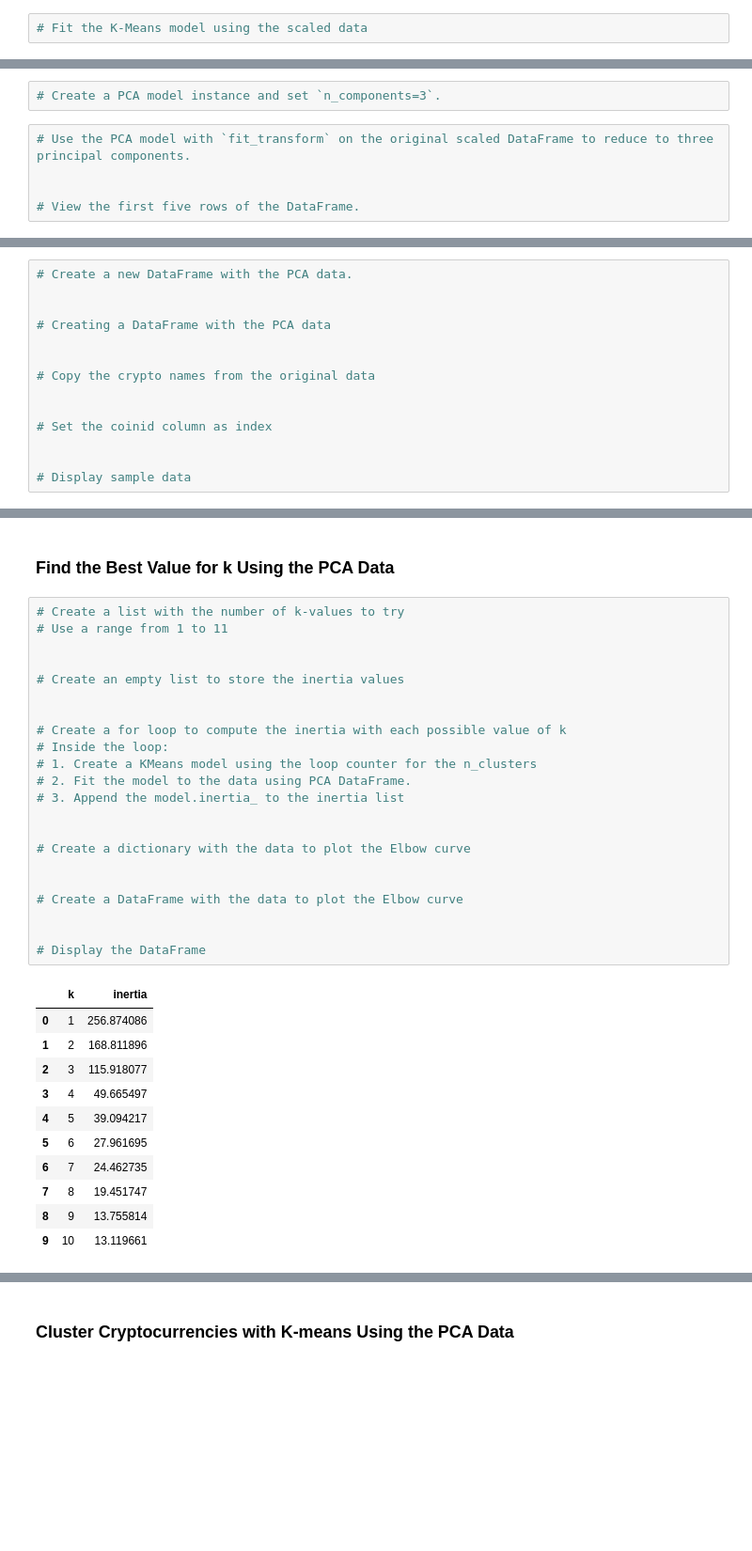
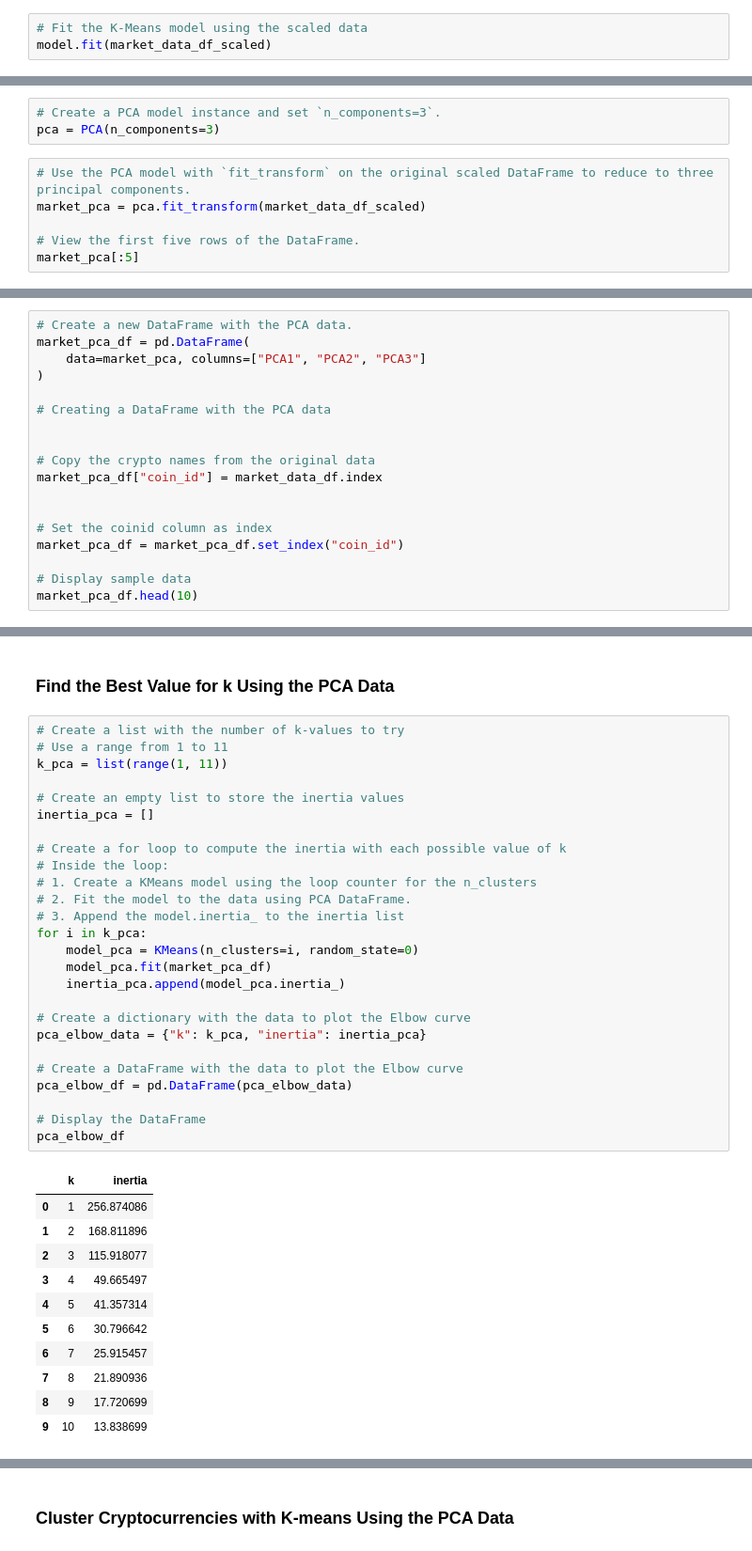
Before and after one commit to SegoviaJ/CryptoClustering, a Jupyter notebook: Crypto_Clustering.ipynb, the cells around one changed output, grey strips where cells are left out. Shown at 94% size. Saved outputs shown, nothing was run; the diff lists cells and outputs as text; blank space fills up the shorter version.

```diff
--- a/Crypto_Clustering.ipynb
+++ b/Crypto_Clustering.ipynb
@@ -110,2 +132,3 @@ market_data_df.describe()
 # %%
 # Fit the K-Means model using the scaled data
+model.fit(market_data_df_scaled)
@@ -137,11 +179,13 @@ market_data_df.describe()
 ### Optimize Clusters with Principal Component Analysis.
 # %%
 # Create a PCA model instance and set `n_components=3`.
+pca = PCA(n_components=3)
 # %%
 # Use the PCA model with `fit_transform` on the original scaled DataFrame to reduce to three principal components.
-
+market_pca = pca.fit_transform(market_data_df_scaled)
 
 # View the first five rows of the DataFrame.
+market_pca[:5]
 # %% [output]
 array([[-0.60066733,  0.84276006,  0.46159457],
        [-0.45826071,  0.45846566,  0.95287678],
@@ -161,17 +212,21 @@ array([0.3719856 , 0.34700813, 0.17603793])
 # %%
 # Create a new DataFrame with the PCA data.
-
+market_pca_df = pd.DataFrame(
+    data=market_pca, columns=["PCA1", "PCA2", "PCA3"]
+)
 
 # Creating a DataFrame with the PCA data
 
 
 # Copy the crypto names from the original data
+market_pca_df["coin_id"] = market_data_df.index
 
 
 # Set the coinid column as index
-
+market_pca_df = market_pca_df.set_index("coin_id")
 
 # Display sample data
+market_pca_df.head(10)
 # %% [output]
 |  | PCA1 | PCA2 | PCA3 |
 | coin_id |  |  |  |
@@ -190,37 +245,41 @@ array([0.3719856 , 0.34700813, 0.17603793])
 # %%
 # Create a list with the number of k-values to try
 # Use a range from 1 to 11
-
+k_pca = list(range(1, 11))
 
 # Create an empty list to store the inertia values
-
+inertia_pca = []
 
 # Create a for loop to compute the inertia with each possible value of k
 # Inside the loop:
 # 1. Create a KMeans model using the loop counter for the n_clusters
 # 2. Fit the model to the data using PCA DataFrame.
 # 3. Append the model.inertia_ to the inertia list
-
+for i in k_pca:
+    model_pca = KMeans(n_clusters=i, random_state=0)
+    model_pca.fit(market_pca_df)
+    inertia_pca.append(model_pca.inertia_)
 
 # Create a dictionary with the data to plot the Elbow curve
-
+pca_elbow_data = {"k": k_pca, "inertia": inertia_pca}
 
 # Create a DataFrame with the data to plot the Elbow curve
-
+pca_elbow_df = pd.DataFrame(pca_elbow_data)
 
 # Display the DataFrame
+pca_elbow_df
 # %% [output]
 |  | k | inertia |
 | 0 | 1 | 256.874086 |
 | 1 | 2 | 168.811896 |
 | 2 | 3 | 115.918077 |
 | 3 | 4 | 49.665497 |
-| 4 | 5 | 39.094217 |
-| 5 | 6 | 27.961695 |
-| 6 | 7 | 24.462735 |
-| 7 | 8 | 19.451747 |
-| 8 | 9 | 13.755814 |
-| 9 | 10 | 13.119661 |
+| 4 | 5 | 41.357314 |
+| 5 | 6 | 30.796642 |
+| 6 | 7 | 25.915457 |
+| 7 | 8 | 21.890936 |
+| 8 | 9 | 17.720699 |
+| 9 | 10 | 13.838699 |
 # %%
 # Plot a line chart with all the inertia values computed with
 # the different values of k to visually identify the optimal value for k.
```
Also changed, not shown: parts of 24 cells of this notebook.
